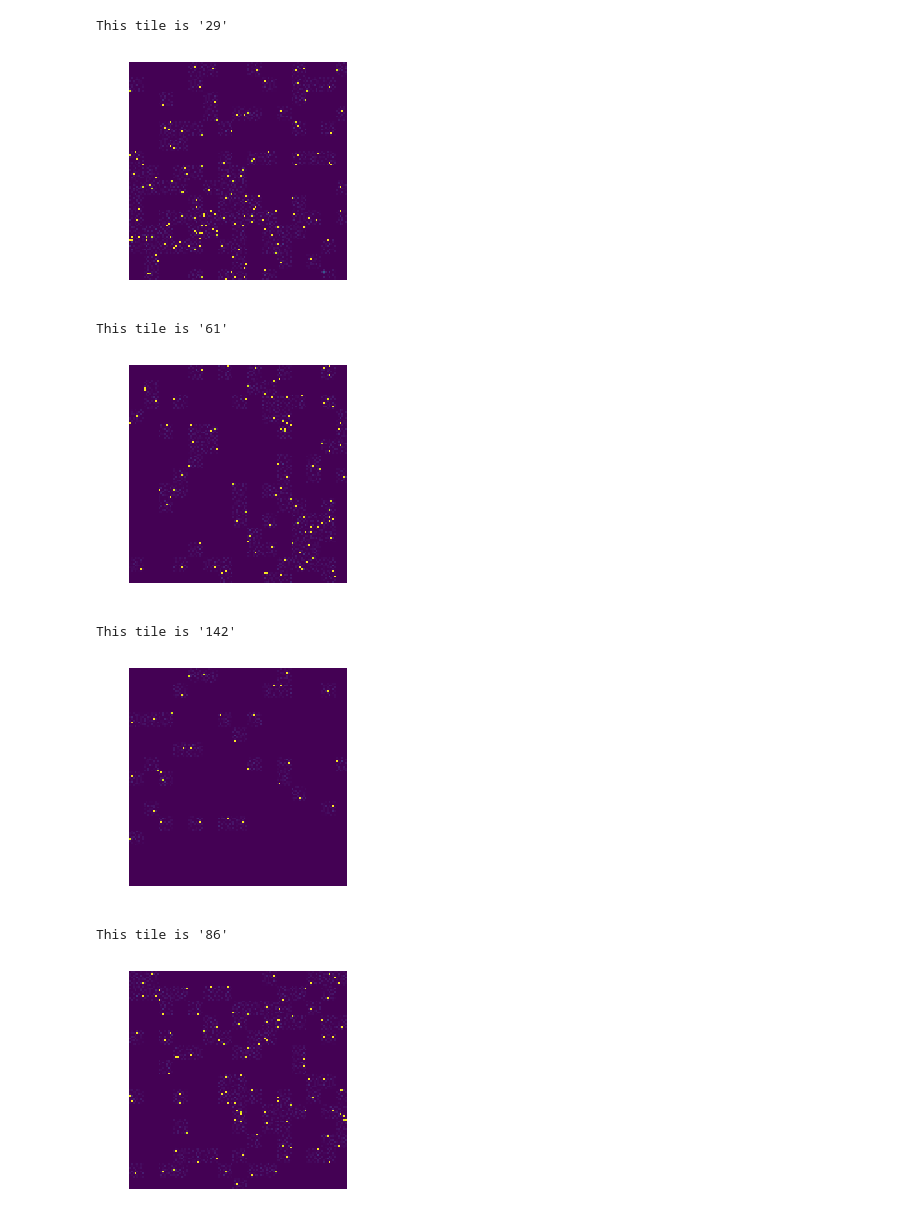
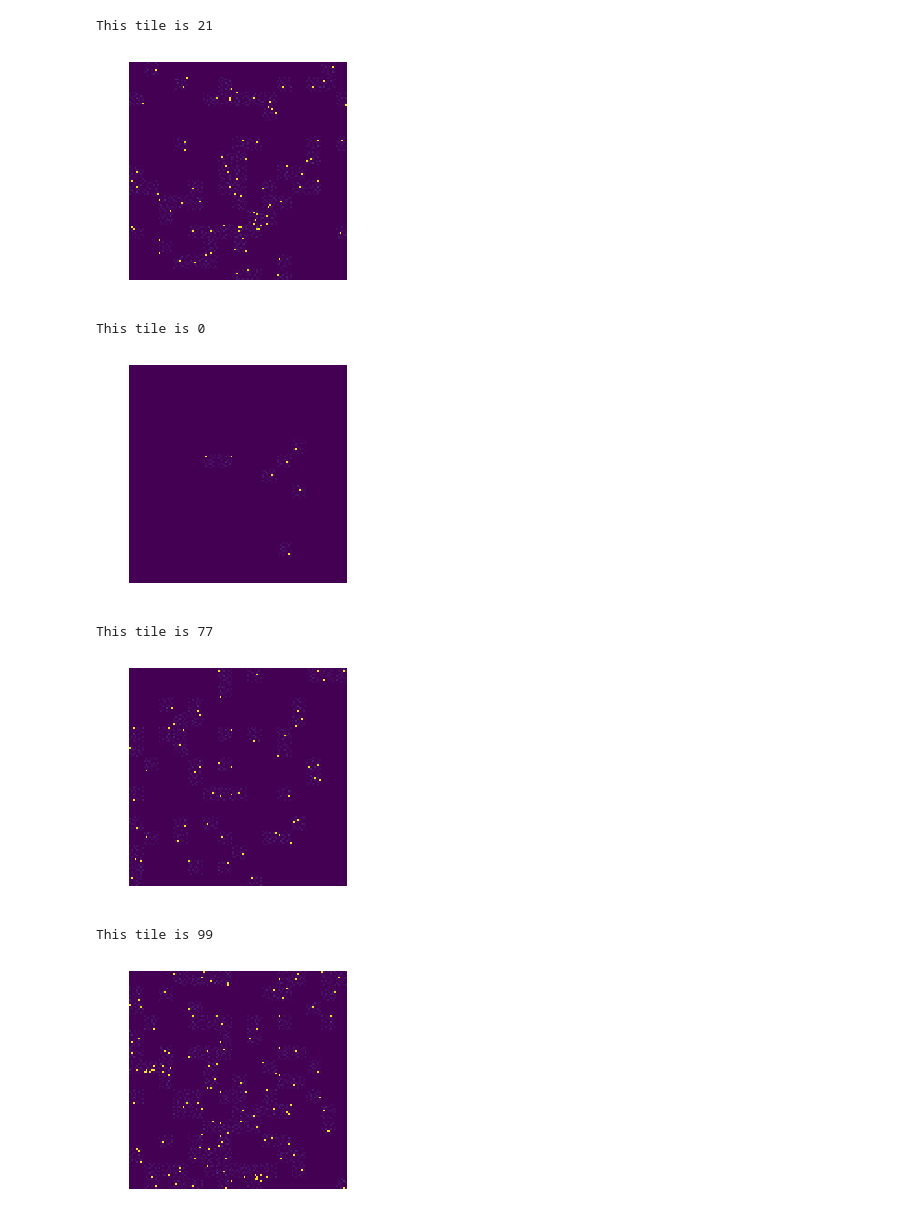
Before and after one commit to soudk/NightSky, a Jupyter notebook: LogisticRegression.ipynb, the cells around one changed output. Drawn from its saved outputs; the diff is of its cells as text; code cells hidden in the pictures.

```diff
--- a/LogisticRegression.ipynb
+++ b/LogisticRegression.ipynb
@@ -12,25 +12,43 @@ import glob, os
 #X,y = mnist.images,mnist.target
 #X = X.reshape(len(X),-1)
 
-images=[]
-X=[]
+images=[]#np.zeros(2628)
+X=[]#np.zeros(2628)
 y=[]
+numTiles=12
 
-for file in glob.glob("tiles/*.jpg"):
-    #print(file.split("_"))
+
+for i,file in enumerate(glob.glob("tiles/*.jpg")):
+    split=file.split("_")
+    #print(i)
     #z = cv2.imread(file, cv2.IMREAD_GRAYSCALE),file.split("_")[1]
     #images.append(z) #file, tile number, rotation
-    X.append(cv2.imread(file, cv2.IMREAD_GRAYSCALE)) #file, tile number, rotation
-    y.append(file.split("_")[1])
+    images.append(cv2.imread(file, cv2.IMREAD_GRAYSCALE)) #file, tile number, rotation
+    #y.append(file.split("_")[1])
+    #print(file.split("_")[-1].split(".")[0])
+    if(split[-2]=='DEC' and int(split[-1].split(".")[0])<5):
+        y.append(int(split[1]))
+    elif(split[-2]=='DEC' and int(split[-1].split(".")[0])>=5):
+        y.append(int(split[1])+1)
+    elif(split[-2]=='RA' and int(split[-1].split(".")[0])<5):
+        y.append(int(split[1]))
+    elif(split[-2]=='RA' and int(split[-1].split(".")[0])>=5):
+        y.append(int(split[1])+numTiles)
+    else:
+        y.append(int(split[1]))
+
 
 #print(images[1][0][0])
 #print(images[0])
-plt.imshow(X[0])
 
 #X = images[0][:]
 #y= images[1][:]
 
-#X = X.reshape(len(X),-1)
+X = np.asarray(images).reshape(len(images),-1)
+#X=np.reshape(X,(2628,1))
+print(X[0])
+#for i in X:
+#    print(np.shape(i))
 
-print(X[0])
+#plt.imshow(X[0])
 # %% [output]
@@ -45,17 +56,17 @@ print(X[0])
 # %%
 # Let's see what the data looks like
-for idx in range(10):
+for idx in range(5):
     #print(idx)
     print("This tile is "+repr(y[idx]))
-    plt.imshow(X[idx])
+    plt.imshow(images[idx])
     plt.axis('off')
     plt.show()
 # %% [output]
-This tile is '29'
+This tile is 21
-[figure, old version]
+[figure, new version]
-This tile is '61'
+This tile is 0
-[figure, old version]
+[figure, new version]
-This tile is '142'
+This tile is 77
-[figure, old version]
+[figure, new version]
-This tile is '86'
+This tile is 99
-[figure, old version]
+[figure, new version]
```
Also changed, not shown: parts of 4 cells of this notebook.
